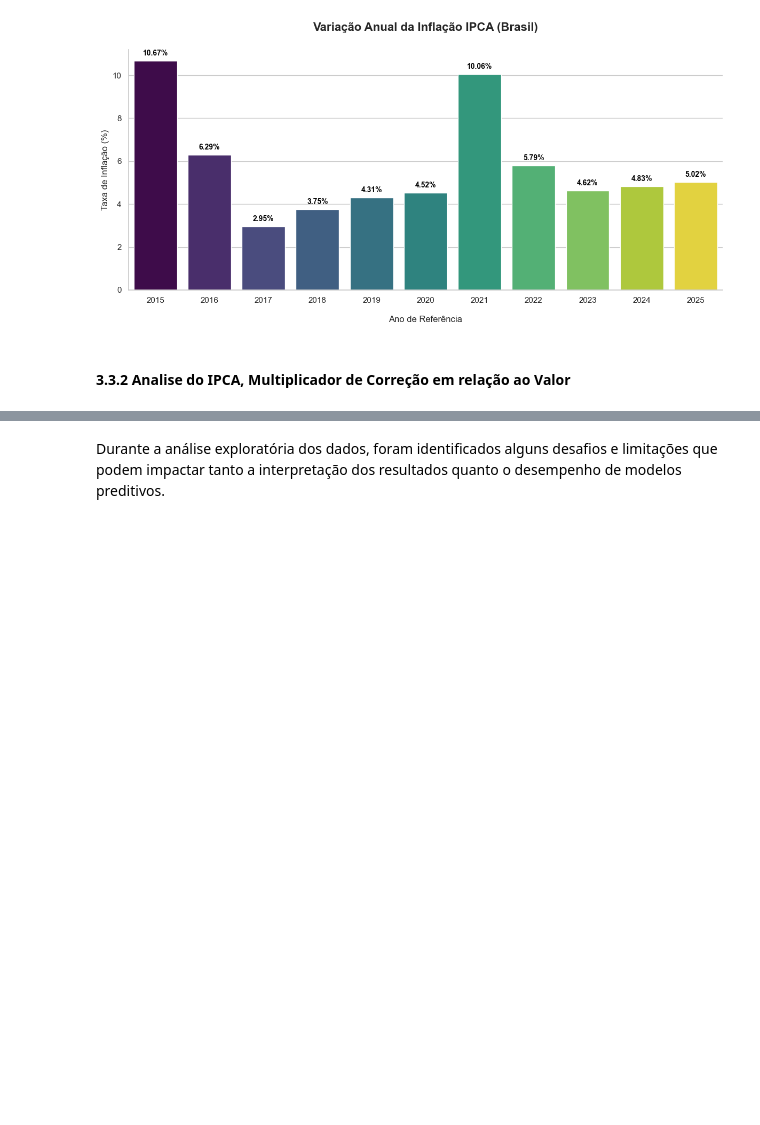
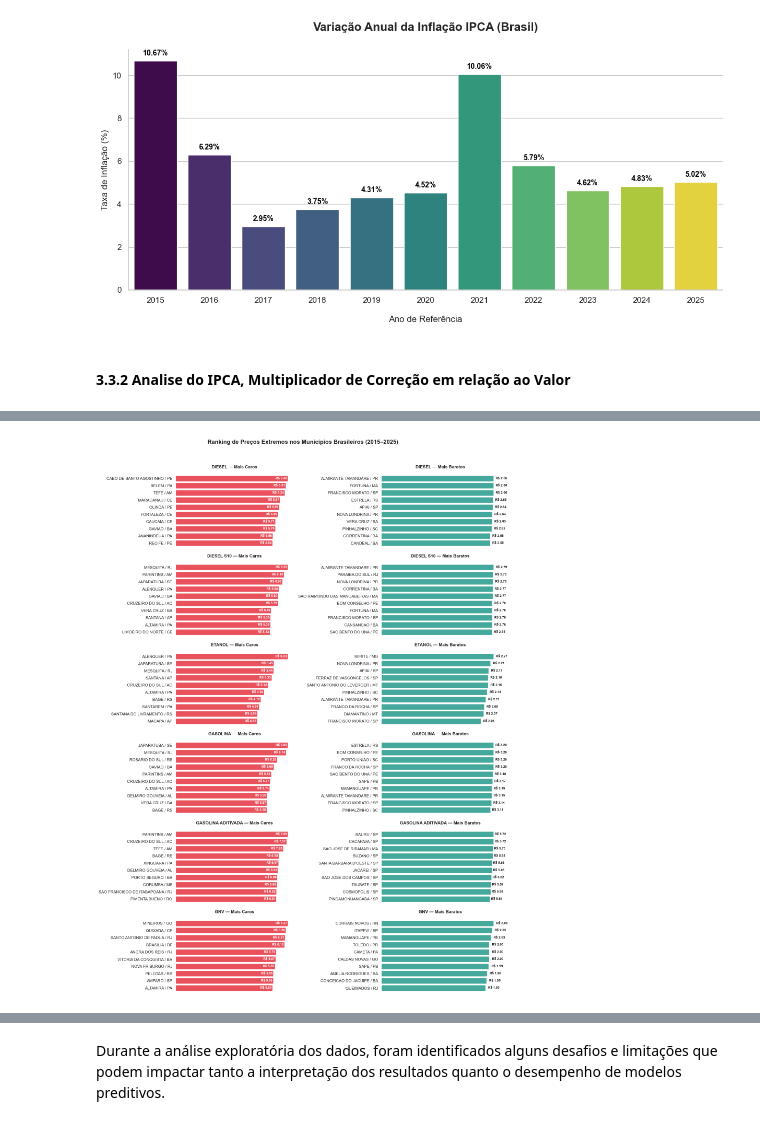
Before and after one commit to LucasCabra7/precos-combustiveis-brasil-2015-2025, a Jupyter notebook: Grupo_4_Análise_Exploratória_e_Modelagem_Preditiva_dos_Preços_de_Combustíveis_no_Brasil_(2015–2025).ipynb, the cells around one changed output, grey strips where cells are left out. Saved outputs shown, nothing was run; the diff lists cells and outputs as text; code cells hidden in the pictures; blank space fills up the shorter version.

```diff
--- a/Grupo_4_Análise_Exploratória_e_Modelagem_Preditiva_dos_Preços_de_Combustíveis_no_Brasil_(2015–2025).ipynb
+++ b/Grupo_4_Análise_Exploratória_e_Modelagem_Preditiva_dos_Preços_de_Combustíveis_no_Brasil_(2015–2025).ipynb
@@ -1140,0 +1381,86 @@ analisador_evolucao_real_vs_nominal.exibir_relatorio_ajustados_pela_inflacao()
+# %%
+class VisualizadorMunicipiosPorProdutoPrecos:
+    def __init__(self, dataframe: pd.DataFrame):
+        self.dataframe = dataframe
+        self._configurar_estilo()
+
+    def _configurar_estilo(self):
+        sns.set_theme(style="whitegrid")
+        plt.rcParams["axes.titlesize"] = 12
+        plt.rcParams["axes.labelsize"] = 10
+
+    def _calcular_media_por_municipio(self):
+        return (
+            self.dataframe
+            .groupby(['Produto', 'Estado - Sigla', 'Municipio'])['Valor de Venda']
+            .mean()
+            .round(2)
+            .reset_index()
+        )
+
+    def _desenhar_painel_de_barras(self, ax, df_dados, cor, titulo, texto_interno=True):
+
+        labels = df_dados['Municipio'] + ' / ' + df_dados['Estado - Sigla']
+        valores = df_dados['Valor de Venda']
+
+        ax.barh(labels, valores, color=cor, edgecolor='white', alpha=0.88)
+        ax.set_title(titulo, fontweight='bold', pad=10)
+        ax.invert_yaxis() # O maior valor fica no topo
+        ax.set_xticks([])
+        ax.set_xlabel('')
+        ax.grid(False)
+
+        for j, val in enumerate(valores):
+            if texto_interno:
+                ax.text(val - 0.05, j, f'R$ {val:.2f}', va='center', ha='right', fontsize=9, color='white', fontweight='bold')
+            else:
+                ax.text(val + 0.05, j, f'R$ {val:.2f}', va='center', ha='left', fontsize=9, color='#1a1a1a', fontweight='bold')
+
+        sns.despine(ax=ax, left=True, bottom=True)
+
+    def plotar_ranking_municipios_por_produto(self):
+        print("\n" + "-"*80)
+        print(" RANKING: TOP 10 MUNICÍPIOS MAIS CAROS E MAIS BARATOS POR PRODUTO")
+        print("-"*80 + "\n")
+
+        dados = self._calcular_media_por_municipio()
+        produtos = sorted(dados['Produto'].unique())
+        qtd_produtos = len(produtos)
+
+        fig, axes = plt.subplots(qtd_produtos, 2, figsize=(16, qtd_produtos * 3.5))
+        fig.suptitle('Ranking de Preços Extremos nos Municípios Brasileiros (2015–2025)', fontsize=16, fontweight='bold', y=1.02)
+
+        if qtd_produtos == 1: axes = [axes]
+
+        for i, produto in enumerate(produtos):
+            df_produto = dados[dados['Produto'] == produto].sort_values('Valor de Venda', ascending=False)
+
+            top_caros = df_produto.head(10).copy()
+            top_baratos = df_produto.tail(10).copy() # Pega os 5 últimos
+
+            self._desenhar_painel_de_barras(
+                ax=axes[i, 0],
+                df_dados=top_caros,
+                cor='#E63946',
+                titulo=f'{produto} — Mais Caros',
+                texto_interno=True
+            )
+
+            self._desenhar_painel_de_barras(
+                ax=axes[i, 1],
+                df_dados=top_baratos,
+                cor='#2A9D8F',
+                titulo=f'{produto} — Mais Baratos',
+                texto_interno=False
+            )
+
+        plt.tight_layout()
+        plt.show()
+
+    def gerar_visualizacoes_completas(self):
+        self.plotar_ranking_municipios_por_produto()
+
+
+viz_municipios = VisualizadorMunicipiosPorProdutoPrecos(dataframe_final)
+viz_municipios.gerar_visualizacoes_completas()
+# %% [output]
@@ -1140,0 +1470 @@ analisador_evolucao_real_vs_nominal.exibir_relatorio_ajustados_pela_inflacao()
+[figure, added]
```
Also changed, not shown: parts of 25 cells of this notebook.
